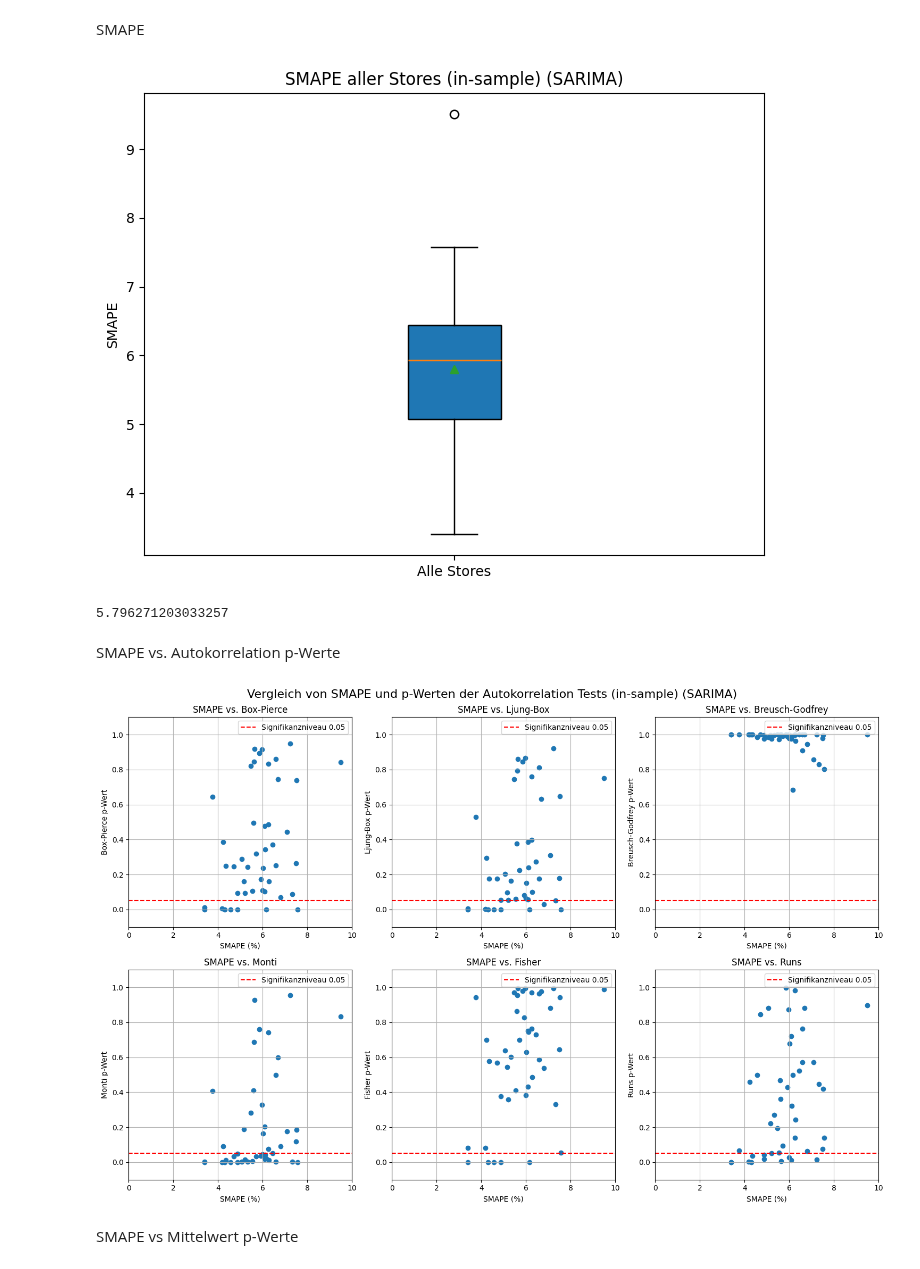
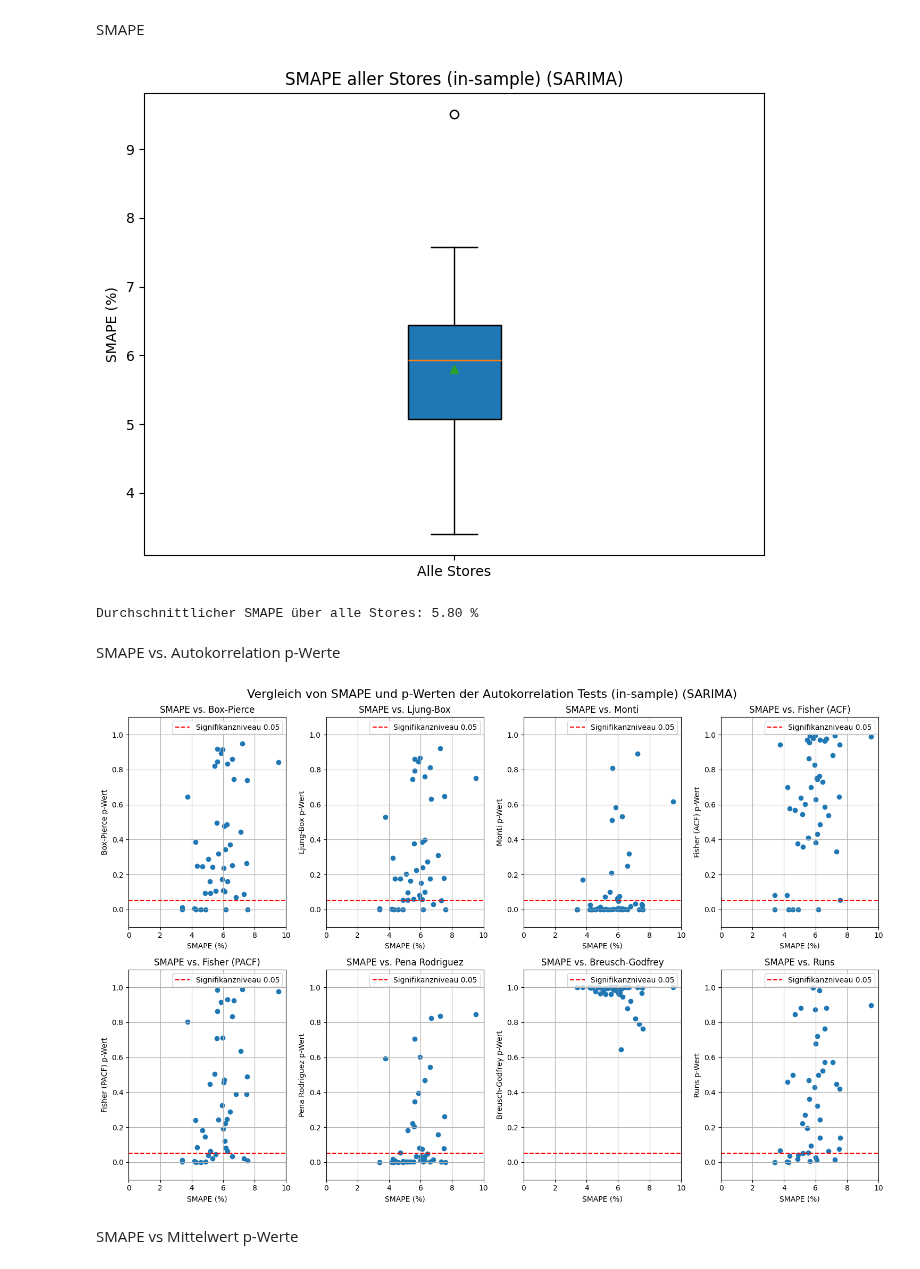
Before and after one commit to netalivo/Bachelor, a Jupyter notebook: main_all_stores.ipynb, the cells around one changed output. Cells and saved outputs as stored; diff of their text form; code cells hidden in the pictures.

```diff
--- a/main_all_stores.ipynb
+++ b/main_all_stores.ipynb
@@ -111,14 +119,14 @@ for store in range(1, 46):
     if resid is not None:
         # Box-Pierce Test
         try:
-            _, p_value = box_pierce_test(residuals = resid, store_num = store, model = model_type, lags = 29, print_results=False)
+            _, p_value = box_pierce_test(residuals = resid, store_num = store, model = model_type, sample = "IS", lags = 29, print_results=False)
             bp_pvalues.append(p_value)
         except Exception as e:
             print(f"Fehler beim Box-Pierce Test für Store {store}: {e}")
             bp_pvalues.append(np.nan)
         # Ljung-Box Test
         try:
-            _, p_value = ljung_box_test(residuals = resid, store_num = store, model = model_type, lags=29, print_results = False)
+            _, p_value = ljung_box_test(residuals = resid, store_num = store, model = model_type, sample = "IS", lags=29, print_results = False)
             lb_pvalues.append(p_value)
         except Exception as e:
             print(f"Fehler beim Ljung-Box Test für Store {store}: {e}")
@@ -216,7 +224,7 @@ store_names = [f"Store {i+1}" for i in range(pvalues.shape[0])]
 columns = ["Box-Pierce", "Ljung-Box",  "Monti", "Fisher (ACF)", "Fisher (PACF)", "Pena Rodriguez (MC)", "Breusch-Godfrey", "Runs-Test"]
 df_pvalues = pd.DataFrame(pvalues, index=store_names, columns=columns)
 plt.figure(figsize=(10, len(store_names) * 0.5))  # Dynamische Höhe
-sns.heatmap(df_pvalues, annot=True, fmt=".2f", cmap="coolwarm", cbar_kws={'label': 'p-Wert'}, vmin=0, vmax=1)
+sns.heatmap(df_pvalues, annot=True, fmt=".3f", cmap="coolwarm", cbar_kws={'label': 'p-Wert'}, vmin=0, vmax=1)
 plt.title('Autokorrelations-p-Werte pro Store und Test (in-sample) ({})'.format(model_type))
 plt.xlabel("Test")
 plt.ylabel("Store")
@@ -318,72 +338,83 @@ plt.show()
 # %% [markdown]
 SMAPE
 # %%
-smape_stats = []
 df = pd.read_csv('Walmart_Sales.csv', parse_dates=['Date'], dayfirst=True)
 df.columns = df.columns.str.lower()
 
+smape_stats = []
 
-# Für jeden Store von 1 bis 45:
-for store in range(1, 46):
-    fitted_values = fitted_values_dict.get(store)
+for store_id in range(1, 46):
+    # fitted_values holen und in Serie umwandeln
+    fitted = fitted_values_dict.get(store_id)
+    if fitted is None:
+        smape_stats.append(np.nan)
+        continue
 
-    store = df[df['store'] == store].copy()
-    store.set_index('date', inplace=True)
-    sales = store['weekly_sales']
-    sales = sales.asfreq('W-FRI')
+    # Sales-Daten für den Store
+    store_df = df[df['store'] == store_id].copy()
+    store_df.set_index('date', inplace=True)
+    sales = store_df['weekly_sales'].asfreq('W-FRI')
 
-    if fitted_values is not None:
-        # SMAPI Test
+    # fitted in Serie mit gleichem Index überführen
+    y_pred = pd.Series(fitted, index=sales.index, name='pred')
+    y_true = sales.rename('true')
 
-        numerator = np.abs(fitted_values - sales.iloc[1:])
-        denominator = (np.abs(fitted_values) + np.abs(sales.iloc[1:])) / 2
-        smape = np.where(denominator == 0, 0, numerator / denominator)
-        smape = np.mean(smape) * 100
-        try:
-            smape_stats.append(smape)
-        except Exception as e:
-            print(f"Fehler beim SMAPI Test für Store {store}: {e}")
-            smape_stats.append(np.nan)
-    else:
-        smape_stats.append(np.nan)
+    # gemeinsame Maske: nur Wochen, wo beide Werte vorliegen
+    mask = y_pred.notna() & y_true.notna()
 
+    # OPTIONAL: Drop der ersten 52 Perioden, falls die ersten Vorhersagen immer NaN sind
+    # mask &= (np.arange(len(y_pred)) >= 52)
+
+    y_pred_clean = y_pred[mask]
+    y_true_clean = y_true[mask]
+
+    # SMAPE-Berechnung
+    numerator   = np.abs(y_pred_clean - y_true_clean)
+    denominator = (np.abs(y_pred_clean) + np.abs(y_true_clean)) / 2
+
+    smape_array = np.where(denominator == 0, 0, numerator / denominator)
+    smape = np.nanmean(smape_array) * 100
+
+    smape_stats.append(smape)
+
+# Boxplot
 plt.figure(figsize=(8, 6))
 plt.boxplot(smape_stats, patch_artist=True, showmeans=True)
-plt.title('SMAPE aller Stores (in-sample) ({})'.format(model_type))
-plt.ylabel("SMAPE")
+plt.title(f'SMAPE aller Stores (in-sample) ({model_type})')
+plt.ylabel("SMAPE (%)")
 plt.xticks([1], ["Alle Stores"])
 plt.show()
 
-print(np.mean(smape_stats))
+print("Durchschnittlicher SMAPE über alle Stores: {:.2f} %".format(np.nanmean(smape_stats)))
 # %% [output]
-[figure, old version]
+[figure, new version]
-5.796271203033257
+Durchschnittlicher SMAPE über alle Stores: 5.80 %
 # %% [markdown]
 SMAPE vs. Autokorrelation p-Werte
 # %%
-fig, axes = plt.subplots(2, 3, figsize=(15, 10))  # 2 Zeilen, 3 Spalten
+fig, axes = plt.subplots(2, 4, figsize=(15, 10))  # 2 Zeilen, 4 Spalten
 
 
-p_values_list = [bp_pvalues, lb_pvalues, bg_pvalues, m_pvalues, f_pvalues, rt_pvalues]
-test_names = ["Box-Pierce", "Ljung-Box", "Breusch-Godfrey", "Monti", "Fisher", "Runs"]
+p_values_list = [bp_pvalues, lb_pvalues, m_pvalues, f_pvalues, f2_pvalues, pr2_pvalues, bg_pvalues, rt_pvalues]
+test_names = ["Box-Pierce", "Ljung-Box", "Monti", "Fisher (ACF)", "Fisher (PACF)", "Pena Rodriguez", "Breusch-Godfrey", "Runs"]
 
 for i, ax in enumerate(axes.flat):
     ax.scatter(smape_stats, p_values_list[i])
     ax.set_xlabel('SMAPE (%)')
     ax.set_ylabel(f'{test_names[i]} p-Wert')
     ax.set_title(f'SMAPE vs. {test_names[i]}')
     ax.grid(True)
     ax.axhline(0.05, color='red', linestyle='--', label='Signifikanzniveau 0.05')
     ax.legend()
     ax.set_xlim(0, 10)
     ax.set_ylim(-0.1, 1.1)
 
 
 fig.suptitle('Vergleich von SMAPE und p-Werten der Autokorrelation Tests (in-sample) ({})'.format(model_type), fontsize=16)
 plt.tight_layout()
 plt.show()
 # %% [output]
-[figure, old version]
+[figure, new version]
 # %% [markdown]
 SMAPE vs Mittelwert p-Werte
 # %%
```
Also changed, not shown: parts of 16 cells of this notebook, 8 other files.
